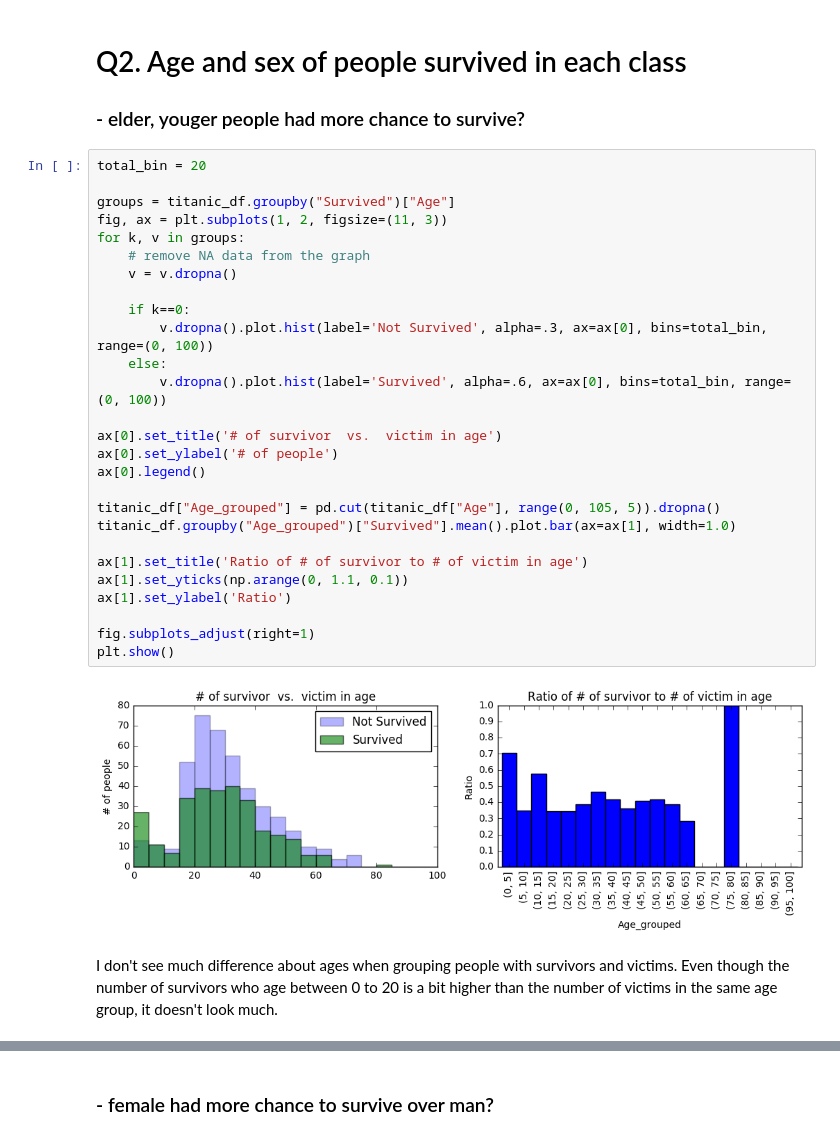
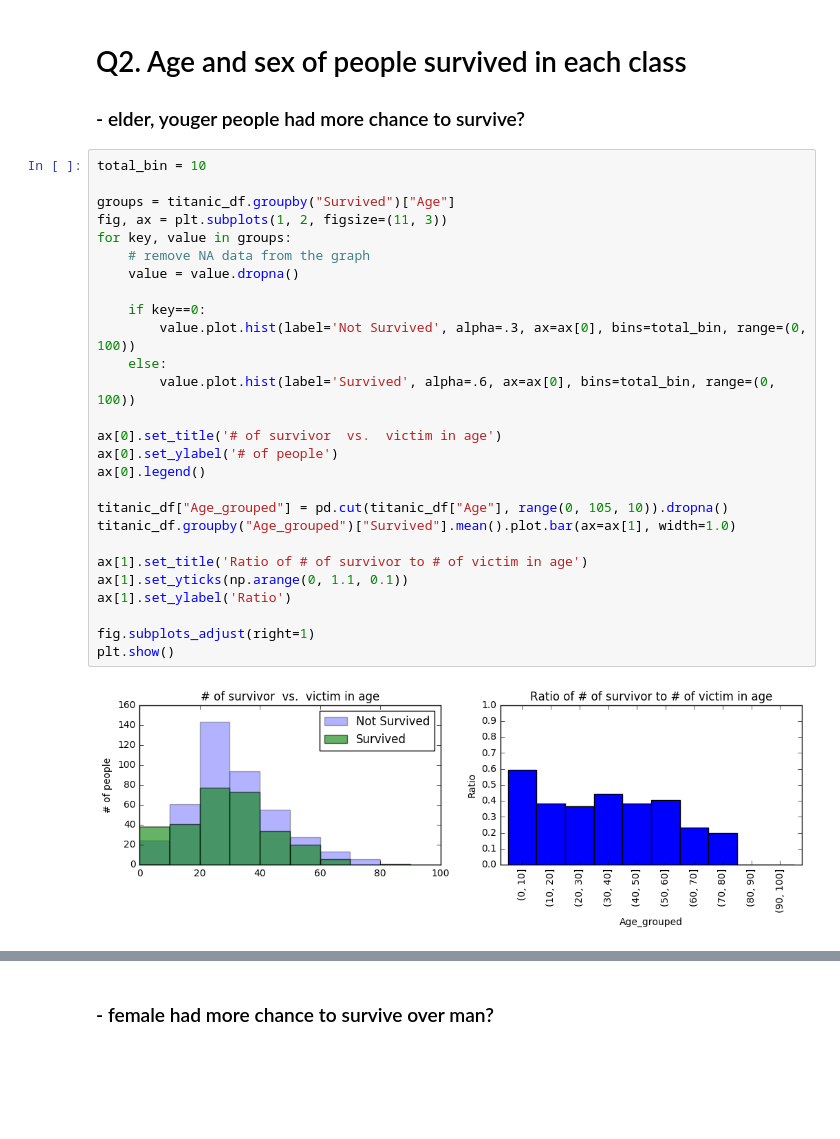
Before and after one commit to deep-diver/Data-Analysis-on-Titanic, a Jupyter notebook: titanic-analysis.ipynb, the cells around one changed output, grey strips where cells are left out. Cells and saved outputs as stored; diff of their text form; blank space fills up the shorter version.

```diff
--- a/titanic-analysis.ipynb
+++ b/titanic-analysis.ipynb
@@ -75,34 +75,31 @@ From the movie, Titanic, However, I remember crews tended to rescue elders, chil
 # Q2. Age and sex of people survived in each class
 ### - elder, youger people had more chance to survive?
 # %%
-total_bin = 20
+total_bin = 10
 
 groups = titanic_df.groupby("Survived")["Age"]
 fig, ax = plt.subplots(1, 2, figsize=(11, 3))
-for k, v in groups:
+for key, value in groups:
     # remove NA data from the graph
-    v = v.dropna()
+    value = value.dropna()
 
-    if k==0:
-        v.dropna().plot.hist(label='Not Survived', alpha=.3, ax=ax[0], bins=total_bin, range=(0, 100))
+    if key==0:
+        value.plot.hist(label='Not Survived', alpha=.3, ax=ax[0], bins=total_bin, range=(0, 100))
     else:
-        v.dropna().plot.hist(label='Survived', alpha=.6, ax=ax[0], bins=total_bin, range=(0, 100))
+        value.plot.hist(label='Survived', alpha=.6, ax=ax[0], bins=total_bin, range=(0, 100))
 
 ax[0].set_title('# of survivor  vs.  victim in age')
 ax[0].set_ylabel('# of people')
 ax[0].legend()
 
-titanic_df["Age_grouped"] = pd.cut(titanic_df["Age"], range(0, 105, 5)).dropna()
+titanic_df["Age_grouped"] = pd.cut(titanic_df["Age"], range(0, 105, 10)).dropna()
 titanic_df.groupby("Age_grouped")["Survived"].mean().plot.bar(ax=ax[1], width=1.0)
 
 ax[1].set_title('Ratio of # of survivor to # of victim in age')
 ax[1].set_yticks(np.arange(0, 1.1, 0.1))
 ax[1].set_ylabel('Ratio')
 
 fig.subplots_adjust(right=1)
 plt.show()
 # %% [output]
-[figure, old version]
+[figure, new version]
-# %% [markdown]
-I don't see much difference about ages when grouping people with survivors and victims.
-Even though the number of survivors who age between 0 to 20 is a bit higher than the number of victims in the same age group, it doesn't look much.
```
Also changed, not shown: parts of 4 cells of this notebook.
